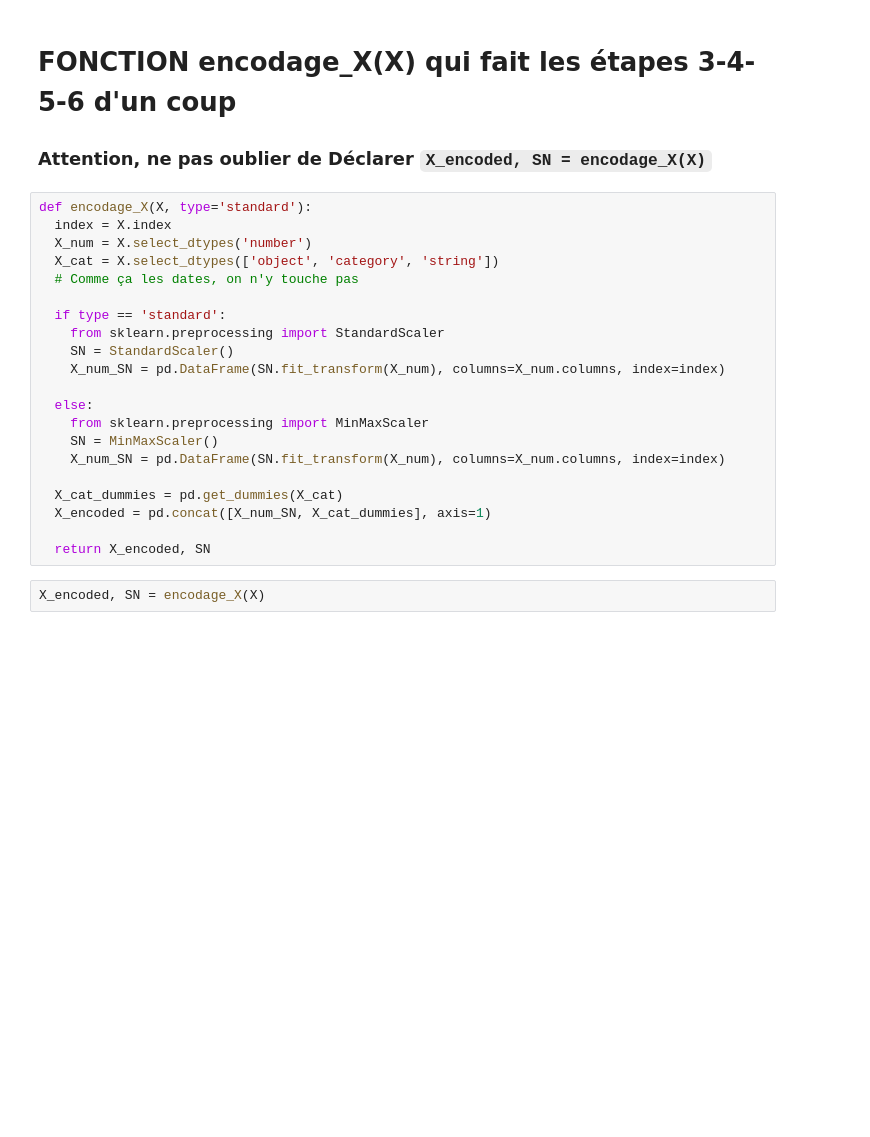
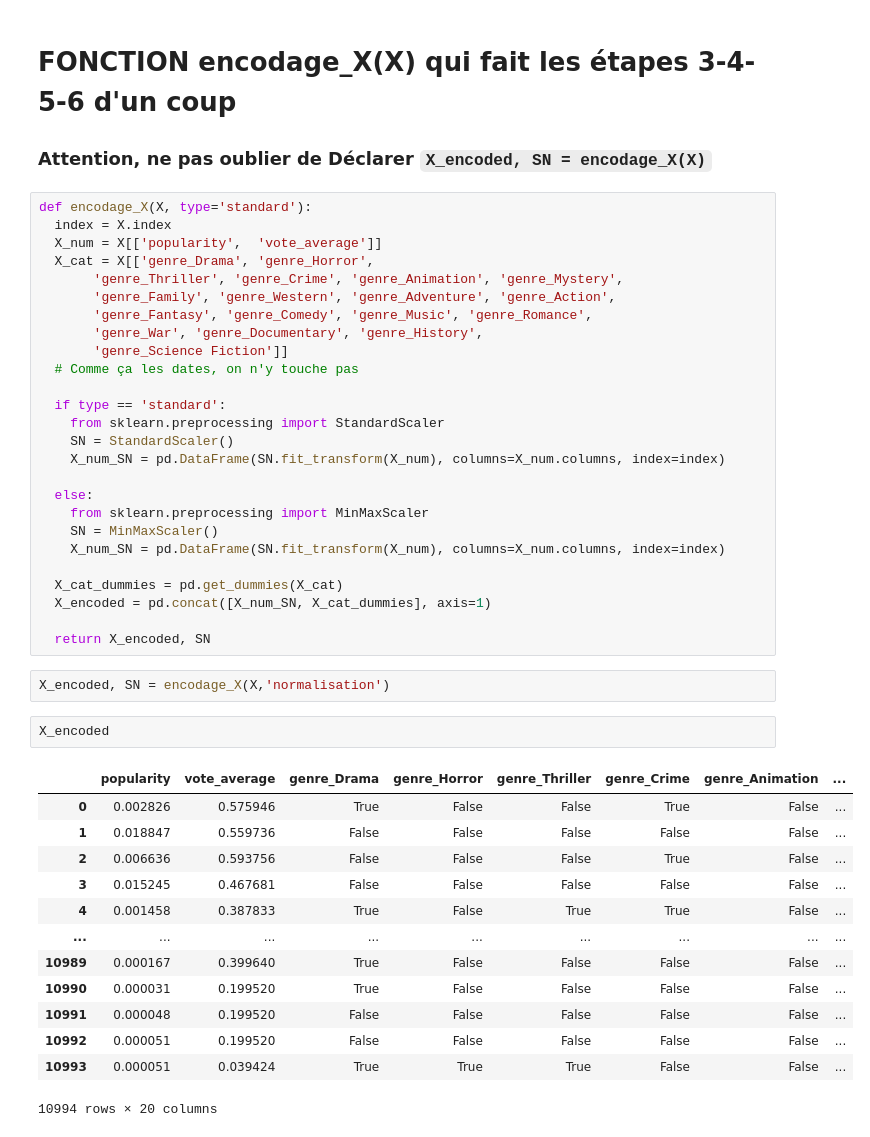
Before and after one commit to Cynthia-OK/CreuseLlywood, a Jupyter notebook: Trame_ML.ipynb, the cells around one changed output. Cells and saved outputs as stored; diff of their text form; blank space fills up the shorter version.

```diff
--- a/Trame_ML.ipynb
+++ b/Trame_ML.ipynb
@@ -158,8 +218,13 @@ print(pd.DataFrame(X_scaled, columns=df_a_normaliser.columns, index=df_a_normali
 # %%
 def encodage_X(X, type='standard'):
   index = X.index
-  X_num = X.select_dtypes('number')
-  X_cat = X.select_dtypes(['object', 'category', 'string'])
+  X_num = X[['popularity',  'vote_average']]
+  X_cat = X[['genre_Drama', 'genre_Horror',
+       'genre_Thriller', 'genre_Crime', 'genre_Animation', 'genre_Mystery',
+       'genre_Family', 'genre_Western', 'genre_Adventure', 'genre_Action',
+       'genre_Fantasy', 'genre_Comedy', 'genre_Music', 'genre_Romance',
+       'genre_War', 'genre_Documentary', 'genre_History',
+       'genre_Science Fiction']]
   # Comme ça les dates, on n'y touche pas
 
   if type == 'standard':
@@ -177,4 +242,20 @@ def encodage_X(X, type='standard'):
 
   return X_encoded, SN
 # %%
-X_encoded, SN = encodage_X(X)
+X_encoded, SN = encodage_X(X,'normalisation')
+# %%
+X_encoded
+# %% [output]
+|  | popularity | vote_average | genre_Drama | genre_Horror | genre_Thriller | genre_Crime | genre_Animation | ... |
+| 0 | 0.002826 | 0.575946 | True | False | False | True | False | ... |
+| 1 | 0.018847 | 0.559736 | False | False | False | False | False | ... |
+| 2 | 0.006636 | 0.593756 | False | False | False | True | False | ... |
+| 3 | 0.015245 | 0.467681 | False | False | False | False | False | ... |
+| 4 | 0.001458 | 0.387833 | True | False | True | True | False | ... |
+| ... | ... | ... | ... | ... | ... | ... | ... | ... |
+| 10989 | 0.000167 | 0.399640 | True | False | False | False | False | ... |
+| 10990 | 0.000031 | 0.199520 | True | False | False | False | False | ... |
+| 10991 | 0.000048 | 0.199520 | False | False | False | False | False | ... |
+| 10992 | 0.000051 | 0.199520 | False | False | False | False | False | ... |
+| 10993 | 0.000051 | 0.039424 | True | True | True | False | False | ... |
+10994 rows × 20 columns
```
Also changed, not shown: parts of 50 cells of this notebook, 2 other files.
